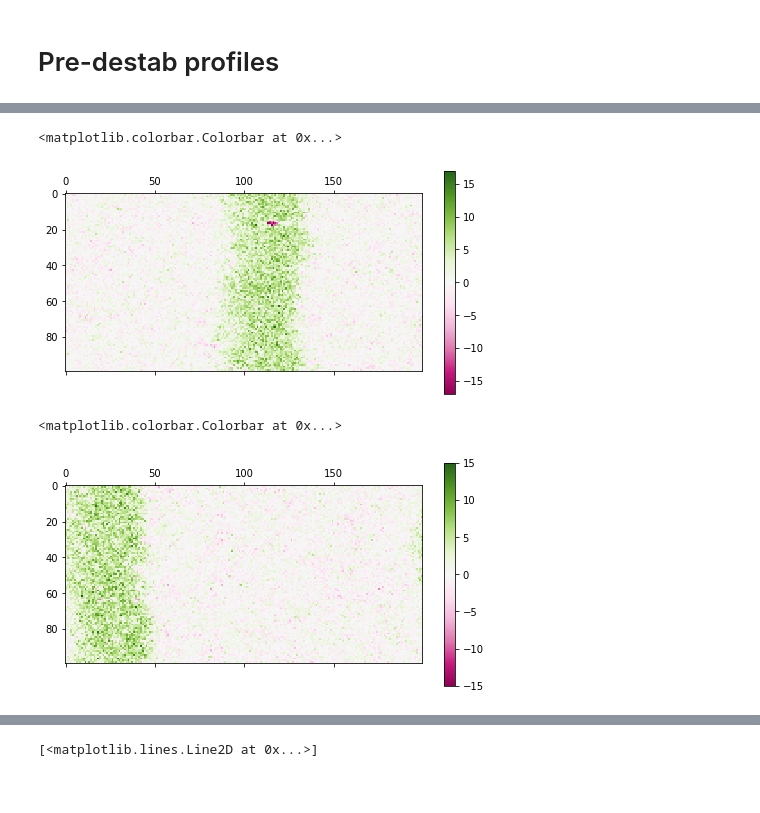
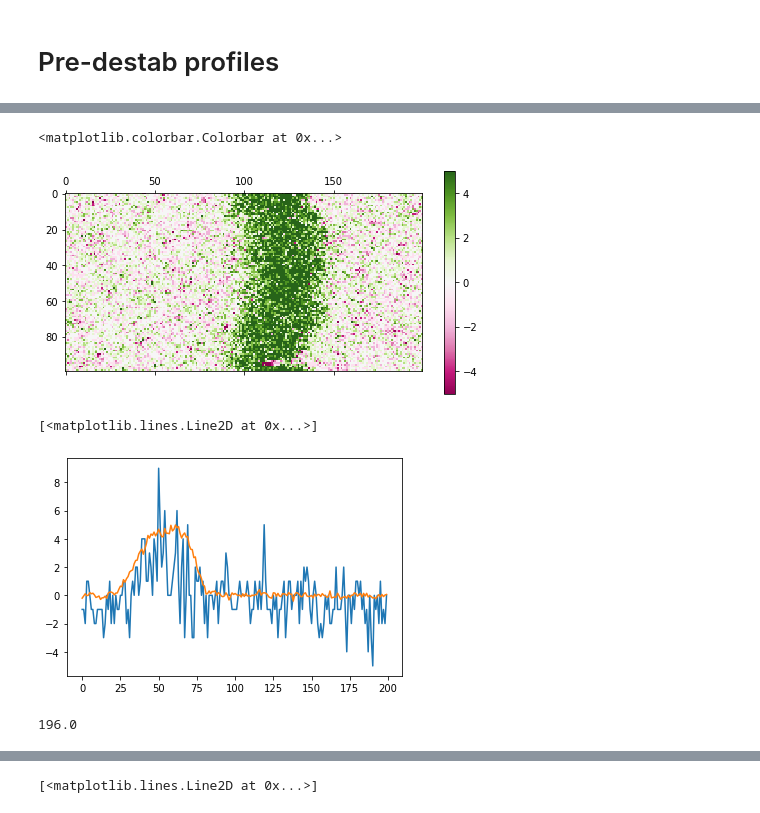
Before and after one commit to BrieucB/AI2d, a Jupyter notebook: AI2D_on_lattice/critical_D/9nei/destab_times_2D.ipynb, the cells around one changed output, grey strips where cells are left out. Drawn from its saved outputs; the diff is of its cells as text; code cells hidden in the pictures.

```diff
--- a/AI2D_on_lattice/critical_D/9nei/destab_times_2D.ipynb
+++ b/AI2D_on_lattice/critical_D/9nei/destab_times_2D.ipynb
@@ -29,20 +72,19 @@ for D in list_D:
 # %%
-k=17
-D=0.16
-V=np.max(prof_destab_1[D].values[k*100:(k+1)*100,:])
+k=34
+D=0.2
+V=5#np.max(prof_destab_1[D].values[k*100:(k+1)*100,:])
 plt.matshow(prof_destab_1[D].values[k*100:(k+1)*100,:], cmap='PiYG', vmin=-V, vmax=V)
 plt.colorbar()
 # %% [output]
 <matplotlib.colorbar.Colorbar at 0x...>
-[figure, old version]
+[figure, new version]
 # %%
-k=1
-D=0.2
-V=np.max(prof_destab_1[D].values[k*100:(k+1)*100,:])
-plt.matshow(np.roll(prof_destab_1[D].values[k*100:(k+1)*100,:], 100), cmap='PiYG', vmin=-V, vmax=V)
-plt.colorbar()
-# plt.xlim(30,150)
-# plt.ylim(100,60)
+plt.plot(prof_destab_1[D].values[k*100:(k+1)*100][np.argmin(np.sum(prof_destab_1[D].values[k*100:(k+1)*100,:],axis=1)),:])
+plt.plot(np.mean(prof_destab_1[D].values[k*100:(k+1)*100], axis=0))
 # %% [output]
-<matplotlib.colorbar.Colorbar at 0x...>
+[<matplotlib.lines.Line2D at 0x...>]
-[figure, old version]
+[figure, new version]
+# %%
+np.sum(prof_destab_1[D].values[k*100:(k+1)*100][14,:])
+# %% [output]
+196.0
```
Also changed, not shown: parts of 13 cells of this notebook, 26 other files.
